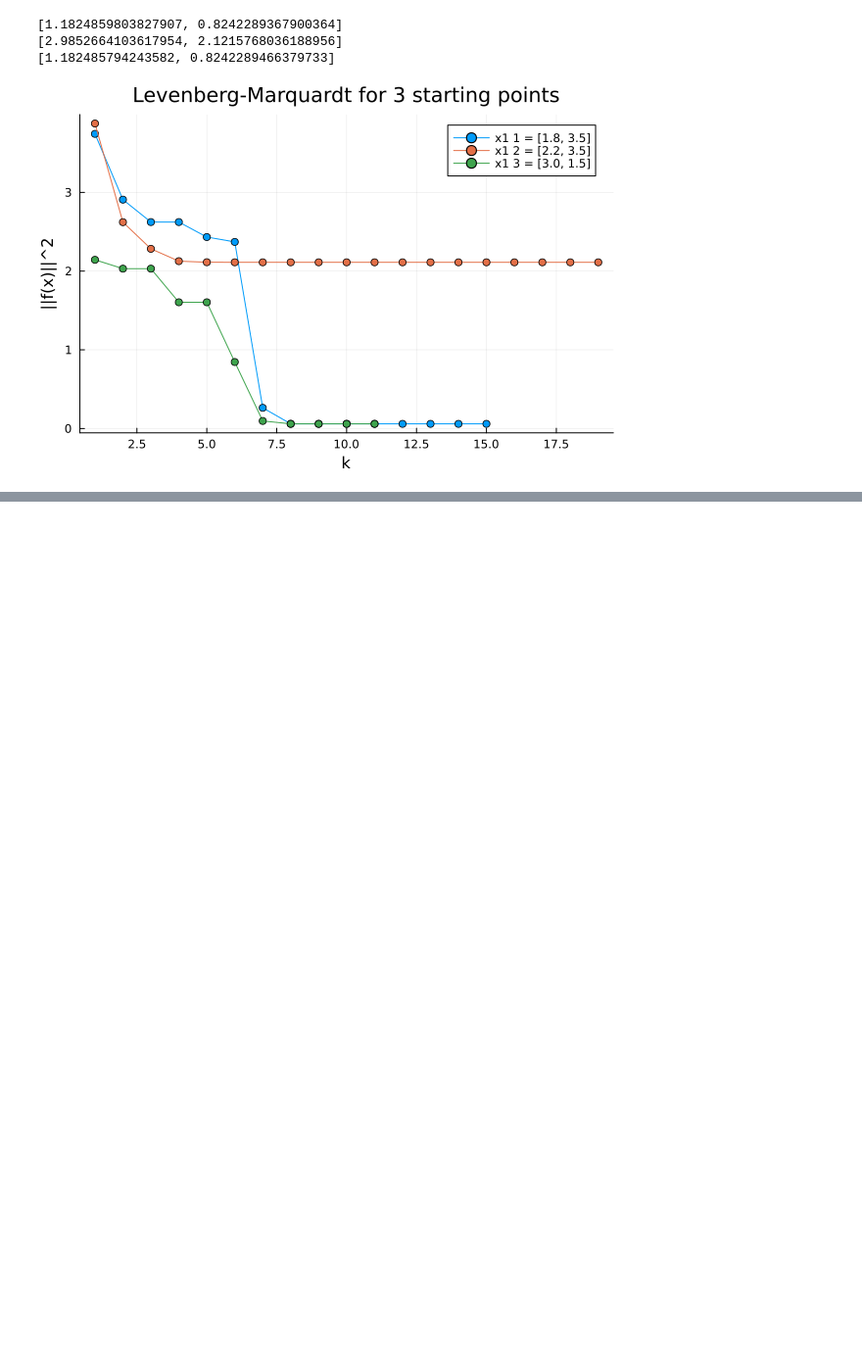
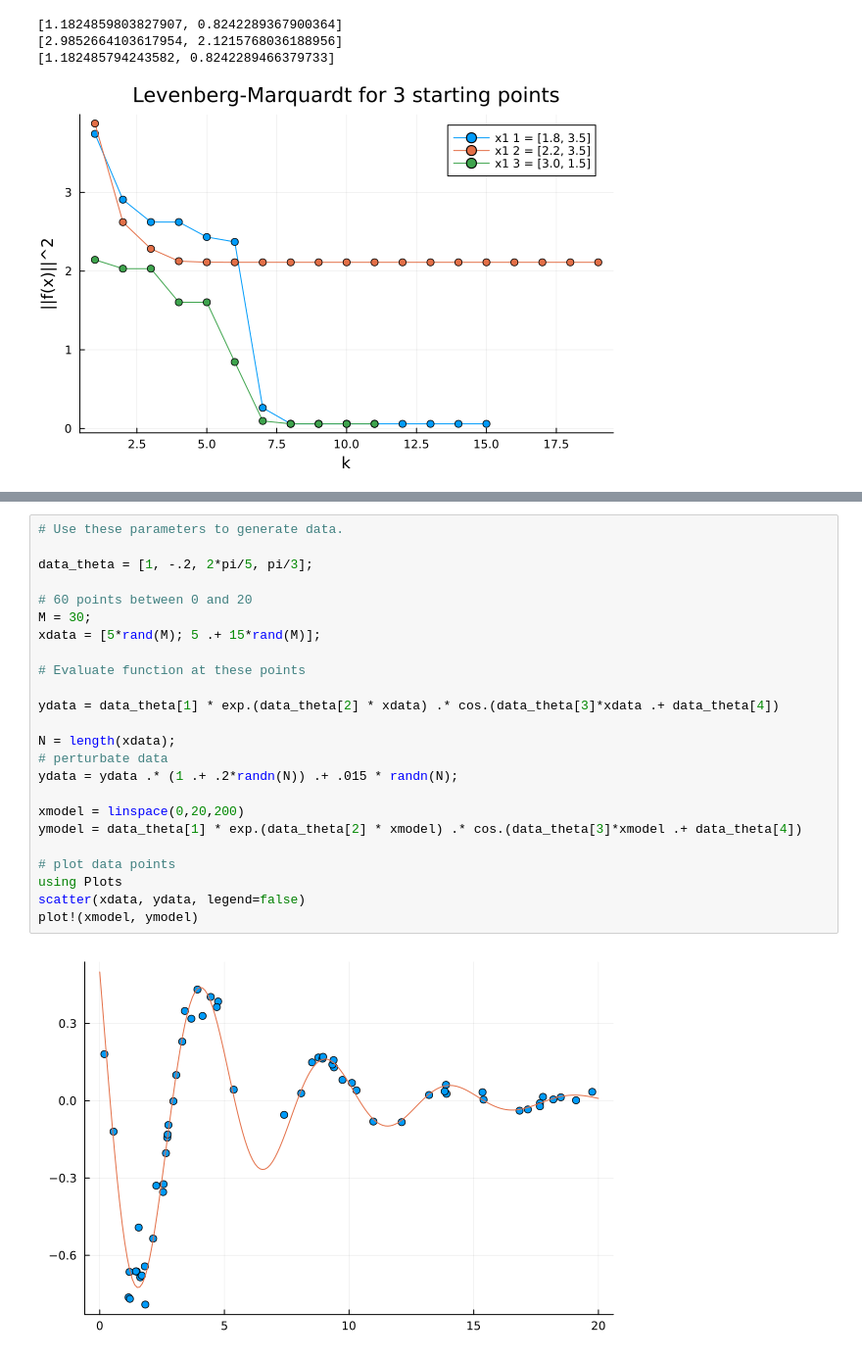
Before and after one commit to Minh-An/engr108, a Jupyter notebook: nonlinear_ls.ipynb, the cells around one changed output, grey strips where cells are left out. Shown at 98% size. Drawn from its saved outputs; the diff is of its cells as text; blank space fills up the shorter version.

```diff
--- a/nonlinear_ls.ipynb
+++ b/nonlinear_ls.ipynb
@@ -532,0 +595,26 @@ plot!(xlabel = "k", ylabel = "||f(x)||^2", title="Levenberg-Marquardt for 3 star
+# %%
+# Use these parameters to generate data.
+
+data_theta = [1, -.2, 2*pi/5, pi/3];
+
+# 60 points between 0 and 20
+M = 30;
+xdata = [5*rand(M); 5 .+ 15*rand(M)];
+
+# Evaluate function at these points
+
+ydata = data_theta[1] * exp.(data_theta[2] * xdata) .* cos.(data_theta[3]*xdata .+ data_theta[4])
+
+N = length(xdata);
+# perturbate data
+ydata = ydata .* (1 .+ .2*randn(N)) .+ .015 * randn(N);
+
+xmodel = linspace(0,20,200)
+ymodel = data_theta[1] * exp.(data_theta[2] * xmodel) .* cos.(data_theta[3]*xmodel .+ data_theta[4])
+
+# plot data points
+using Plots
+scatter(xdata, ydata, legend=false)
+plot!(xmodel, ymodel)
+# %% [output]
+[figure, added]
```
Also changed, not shown: parts of 23 cells of this notebook.
